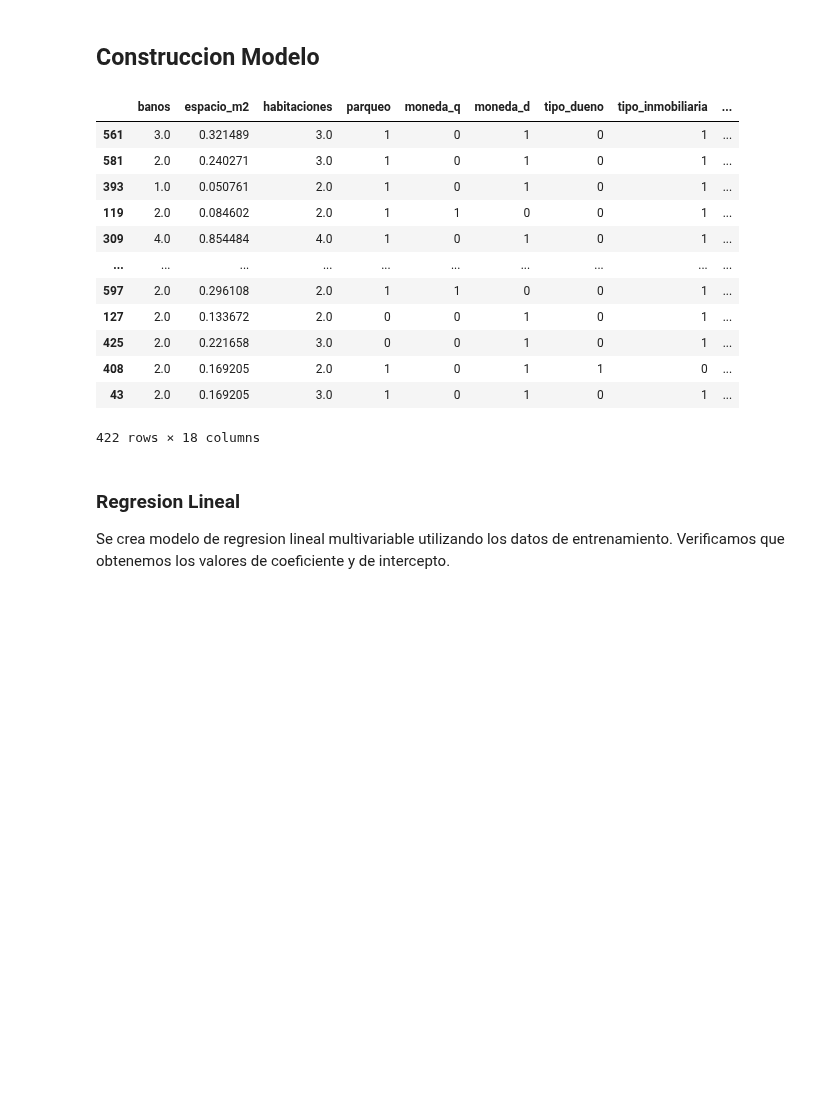
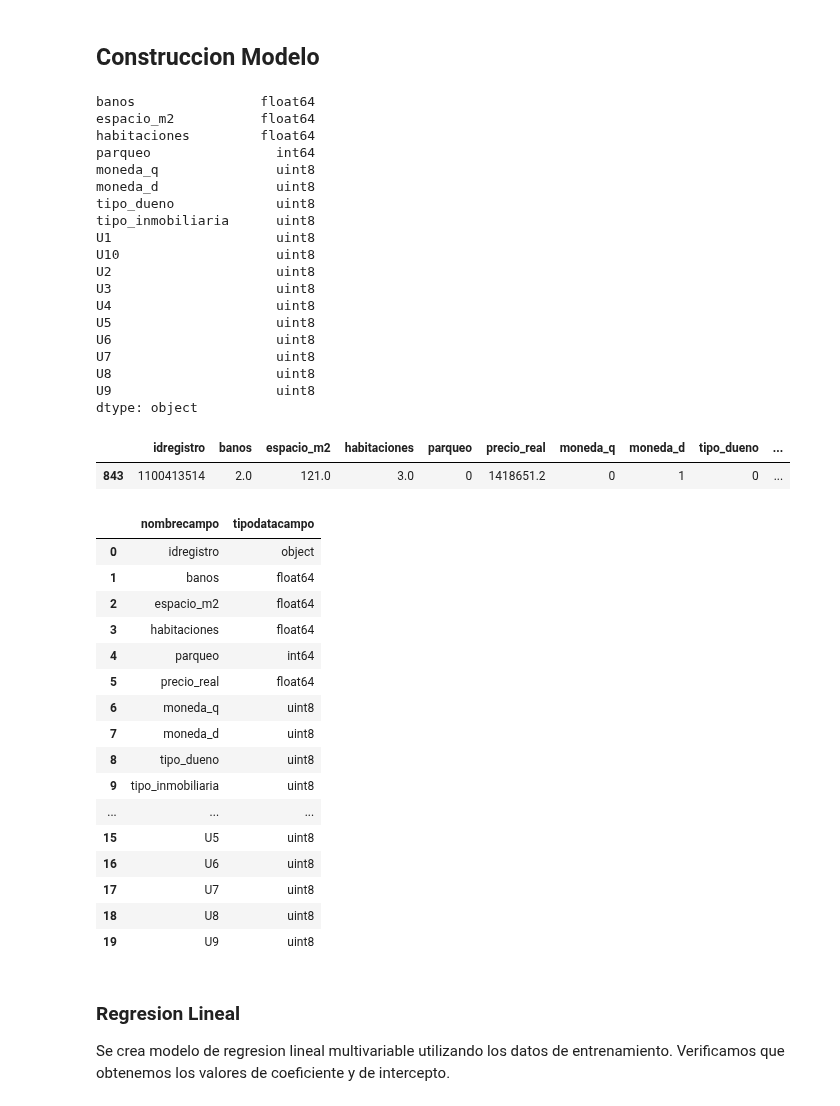
Before and after one commit to yadderace/ScrappingProject, a Jupyter notebook: Notebooks/Model Construction.ipynb, the cells around one changed output. Drawn from its saved outputs; the diff is of its cells as text; code cells hidden in the pictures; blank space fills up the shorter version.

```diff
--- a/Notebooks/Model Construction.ipynb
+++ b/Notebooks/Model Construction.ipynb
@@ -436,21 +481,59 @@ Y = dfModeloSet['precio_real']
 # Separamos los datos para test y training
 xTrain, xTest, yTrain, yTest = train_test_split(dfPredictors, Y, test_size = 0.3, random_state=1505)
 
-xTrain
+xTrain.dtypes
 # %% [output]
-|  | banos | espacio_m2 | habitaciones | parqueo | moneda_q | moneda_d | tipo_dueno | tipo_inmobiliaria | ... |
-| 561 | 3.0 | 0.321489 | 3.0 | 1 | 0 | 1 | 0 | 1 | ... |
-| 581 | 2.0 | 0.240271 | 3.0 | 1 | 0 | 1 | 0 | 1 | ... |
-| 393 | 1.0 | 0.050761 | 2.0 | 1 | 0 | 1 | 0 | 1 | ... |
-| 119 | 2.0 | 0.084602 | 2.0 | 1 | 1 | 0 | 0 | 1 | ... |
-| 309 | 4.0 | 0.854484 | 4.0 | 1 | 0 | 1 | 0 | 1 | ... |
-| ... | ... | ... | ... | ... | ... | ... | ... | ... | ... |
-| 597 | 2.0 | 0.296108 | 2.0 | 1 | 1 | 0 | 0 | 1 | ... |
-| 127 | 2.0 | 0.133672 | 2.0 | 0 | 0 | 1 | 0 | 1 | ... |
-| 425 | 2.0 | 0.221658 | 3.0 | 0 | 0 | 1 | 0 | 1 | ... |
-| 408 | 2.0 | 0.169205 | 2.0 | 1 | 0 | 1 | 1 | 0 | ... |
-| 43 | 2.0 | 0.169205 | 3.0 | 1 | 0 | 1 | 0 | 1 | ... |
-422 rows × 18 columns
+banos                float64
+espacio_m2           float64
+habitaciones         float64
+parqueo                int64
+moneda_q               uint8
+moneda_d               uint8
+tipo_dueno             uint8
+tipo_inmobiliaria      uint8
+U1                     uint8
+U10                    uint8
+U2                     uint8
+U3                     uint8
+U4                     uint8
+U5                     uint8
+U6                     uint8
+U7                     uint8
+U8                     uint8
+U9                     uint8
+dtype: object
+# %%
+dfModeloSet.loc[dfModeloSet['idregistro'] == '1100413514']
+# %% [output]
+|  | idregistro | banos | espacio_m2 | habitaciones | parqueo | precio_real | moneda_q | moneda_d | tipo_dueno | ... |
+| 843 | 1100413514 | 2.0 | 121.0 | 3.0 | 0 | 1418651.2 | 0 | 1 | 0 | ... |
+# %%
+
+dfTemp = dfModeloSet.loc[~dfModeloSet.index.isin(xTrain.index)]
+
+dfTemp = pd.DataFrame(dfTemp[dfTemp.columns].dtypes).reset_index()
+
+dfTemp.columns = ['nombrecampo', 'tipodatacampo']
+
+dfTemp
+# %% [output]
+|  | nombrecampo | tipodatacampo |
+| 0 | idregistro | object |
+| 1 | banos | float64 |
+| 2 | espacio_m2 | float64 |
+| 3 | habitaciones | float64 |
+| 4 | parqueo | int64 |
+| 5 | precio_real | float64 |
+| 6 | moneda_q | uint8 |
+| 7 | moneda_d | uint8 |
+| 8 | tipo_dueno | uint8 |
+| 9 | tipo_inmobiliaria | uint8 |
+| ... | ... | ... |
+| 15 | U5 | uint8 |
+| 16 | U6 | uint8 |
+| 17 | U7 | uint8 |
+| 18 | U8 | uint8 |
+| 19 | U9 | uint8 |
 # %% [markdown]
 ### Regresion Lineal
 
```
Also changed, not shown: parts of 26 cells of this notebook, 1 other file.
